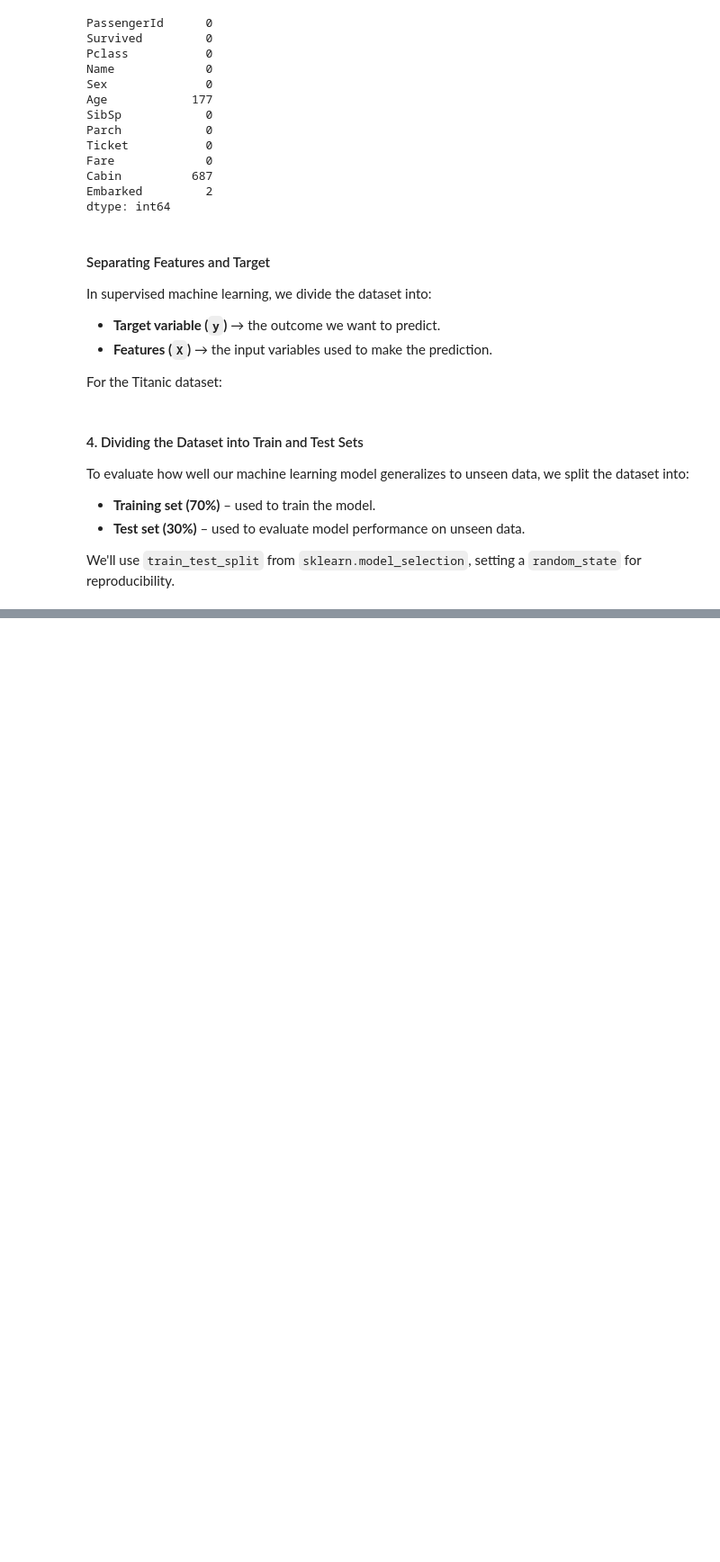
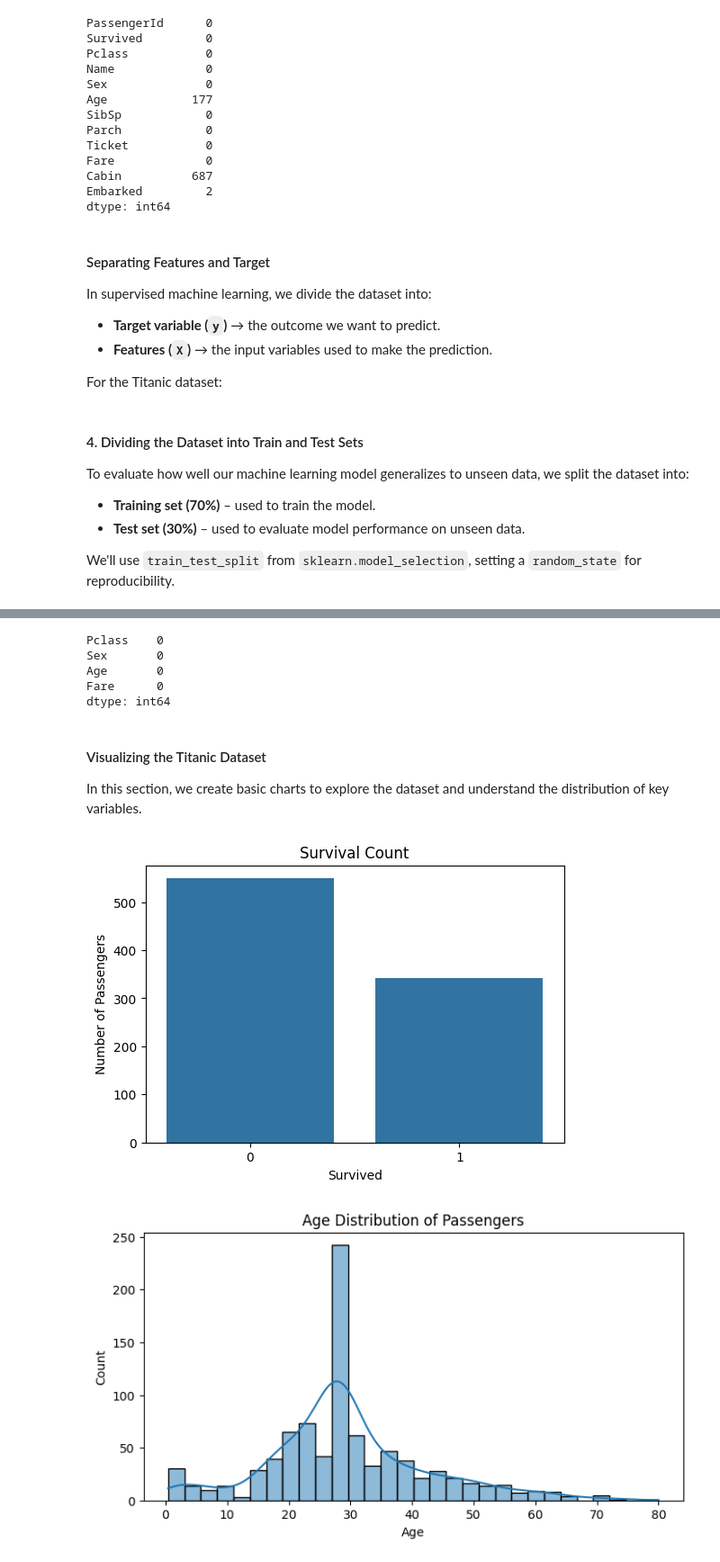
Before and after one commit to MaykInvest/Titanic-analysis, a Jupyter notebook: analysis.ipynb, the cells around one changed output, grey strips where cells are left out. Shown at 90% size. Drawn from its saved outputs; the diff is of its cells as text; code cells hidden in the pictures; blank space fills up the shorter version.

Commit message:
Preprocessing: Handling missing values and encoding, visualizing the Titanic Dataset, modeling: Random Forest Classifier.

```diff
--- a/analysis.ipynb
+++ b/analysis.ipynb
@@ -129,0 +144,55 @@ X_train, X_test, y_train, y_test = train_test_split(X, y, test_size=0.3, random_
+# %%
+import pandas as pd
+from sklearn.impute import SimpleImputer
+from sklearn.preprocessing import LabelEncoder
+
+# Fill missing values in the 'Age' column with the mean
+imputer = SimpleImputer(strategy='mean')
+df['Age'] = imputer.fit_transform(df[['Age']])
+
+# Transform 'Sex' into numeric
+le = LabelEncoder()
+df['Sex'] = le.fit_transform(df['Sex'])
+
+# Redefine X and y (with cleaned data)
+X = df[['Pclass', 'Sex', 'Age', 'Fare']]
+y = df['Survived']
+
+# Check for any remaining missing values
+print(X.isnull().sum())
+# %% [output]
+Pclass    0
+Sex       0
+Age       0
+Fare      0
+dtype: int64
+# %% [markdown]
+#### Visualizing the Titanic Dataset
+
+In this section, we create basic charts to explore the dataset and understand the distribution of key variables.
+# %%
+# Import libraries
+import matplotlib.pyplot as plt
+import seaborn as sns
+
+# Ensure plots show inside the notebook
+%matplotlib inline
+
+# 1. Survival count
+plt.figure(figsize=(6,4))
+sns.countplot(x='Survived', data=df)
+plt.title("Survival Count")
+plt.xlabel("Survived")
+plt.ylabel("Number of Passengers")
+plt.show()
+
+# 2. Age distribution
+plt.figure(figsize=(8,4))
+sns.histplot(df['Age'], bins=30, kde=True)
+plt.title("Age Distribution of Passengers")
+plt.xlabel("Age")
+plt.ylabel("Count")
+plt.show()
+# %% [output]
+[figure, added]
+[figure, added]
```
Also changed, not shown: parts of 5 cells of this notebook.
